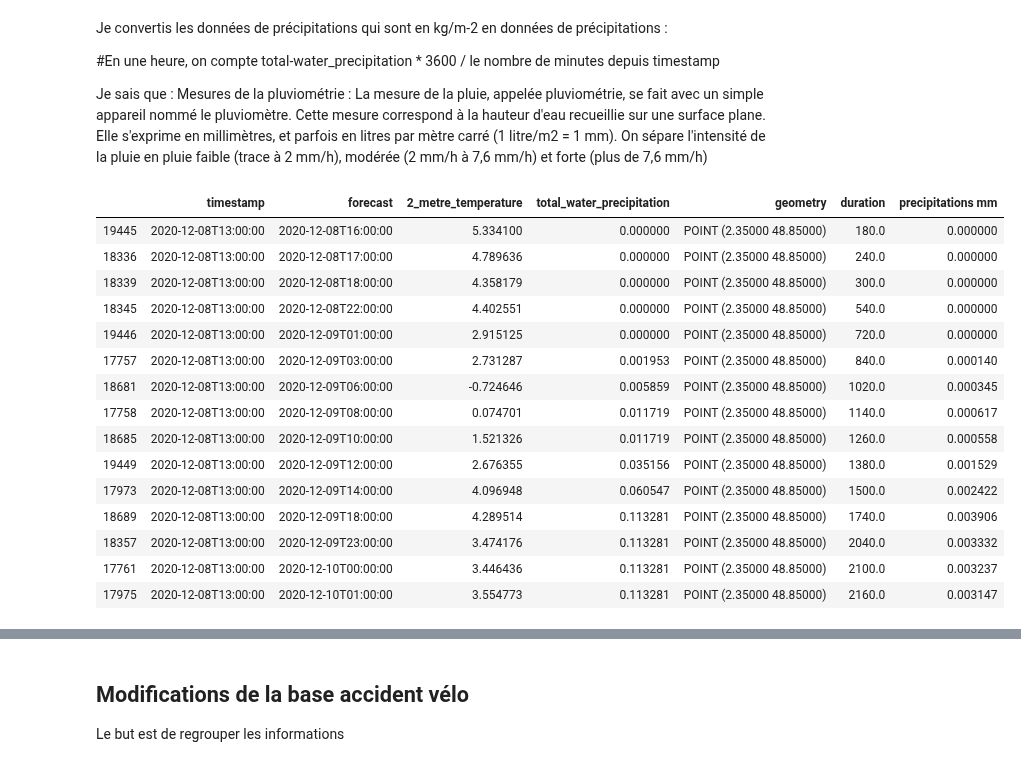
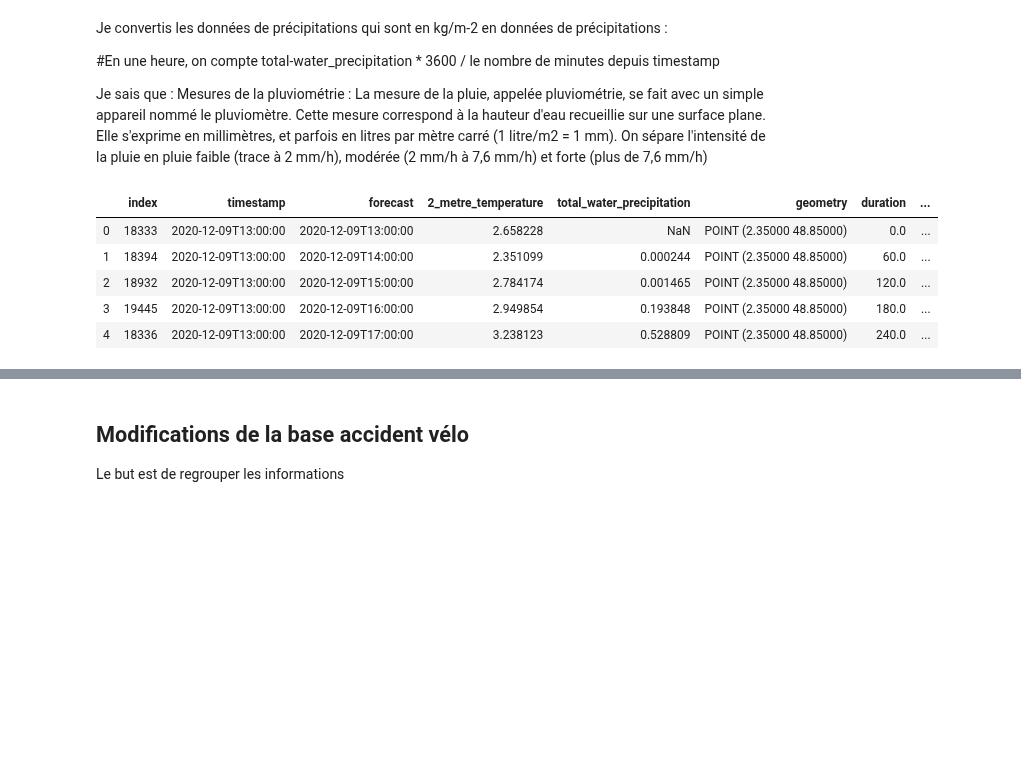
Before and after one commit to ImaneFa/Projet_Python, a Jupyter notebook: prolongement_meteo.ipynb, the cells around one changed output, grey strips where cells are left out. Cells and saved outputs as stored; diff of their text form; code cells hidden in the pictures; blank space fills up the shorter version.

```diff
--- a/prolongement_meteo.ipynb
+++ b/prolongement_meteo.ipynb
@@ -42,2 +47,0 @@ meteo_idf.head(2)
-# %%
-meteo_idf = meteo_idf[['timestamp', 'forecast', '2_metre_temperature', 'total_water_precipitation',  'geometry']]
@@ -45,6 +52,6 @@ meteo_idf = meteo_idf[['timestamp', 'forecast', '2_metre_temperature', 'total_wa
 meteo_idf["duration"] = pd.to_datetime(meteo_idf["forecast"]) - pd.to_datetime(meteo_idf["timestamp"])
 meteo_idf["duration"] = meteo_idf["duration"].astype("timedelta64[m]")
 #Différence en minutes entre la prévision et l'heure prévue
-meteo_idf = meteo_idf.cx[2.35,48.85] #On n'a que les prévisions pour le centre de Paris, c'est déjà bien
-meteo_idf = meteo_idf.sort_values('forecast').sample(15) # On a bien toutes les heures les unes après les autres
-meteo_idf
+meteo_idf = meteo_idf.cx[2.35,48.85]
+#On ne garde que les prévisions pour le centre de Paris ce qu'on suppose signifiant pour le reste de la région
+meteo_idf = meteo_idf.sort_values('forecast')
@@ -67,0 +58,2 @@ meteo_idf
+# %%
+meteo_idf2 = meteo_idf.reset_index()
@@ -67,0 +62,7 @@ meteo_idf
+# %%
+for i in range(1,len(meteo_idf2)):
+    meteo_idf2.loc[i, 'diff_precipitation'] = meteo_idf2.loc[i,'total_water_precipitation']-meteo_idf2.loc[i-1,'total_water_precipitation']
+#On remarque qu'il y a parfois des erreurs dans la conception des données, lorsque "durée" est négative
+#En effet, cela voudrait dire que la somme des précipitations a diminué entre deux heures, ce qui est impossible
+#Pour négliger ces erreurs, on remplace les valeurs négatives par 0
+meteo_idf2.loc[(meteo_idf2["diff_precipitation"]<0), "diff_precipitation"] = 0
@@ -74,23 +82,13 @@ Je convertis les données de précipitations qui sont en kg/m-2 en données de p
 
 Je sais que : Mesures de la pluviométrie :  La mesure de la pluie, appelée pluviométrie, se fait avec un simple appareil nommé le pluviomètre. Cette mesure correspond à la hauteur d'eau recueillie sur une surface plane. Elle s'exprime en millimètres, et parfois en litres par mètre carré (1 litre/m2 = 1 mm). On sépare l'intensité de la pluie en pluie faible (trace à 2 mm/h), modérée (2 mm/h à 7,6 mm/h) et forte (plus de 7,6 mm/h)
 # %%
-meteo_idf["precipitations mm"] = ((meteo_idf["total_water_precipitation"])/(meteo_idf["duration"]))*60
+meteo_idf2["precipitations mm/h"] = ((meteo_idf2["diff_precipitation"])/(meteo_idf2["duration"]))*60
 ##A vérifier
-meteo_idf.sort_values('forecast')
+meteo_idf2.sort_values('forecast').head(5)
 # %% [output]
-|  | timestamp | forecast | 2_metre_temperature | total_water_precipitation | geometry | duration | precipitations mm |
-| 19445 | 2020-12-08T13:00:00 | 2020-12-08T16:00:00 | 5.334100 | 0.000000 | POINT (2.35000 48.85000) | 180.0 | 0.000000 |
-| 18336 | 2020-12-08T13:00:00 | 2020-12-08T17:00:00 | 4.789636 | 0.000000 | POINT (2.35000 48.85000) | 240.0 | 0.000000 |
-| 18339 | 2020-12-08T13:00:00 | 2020-12-08T18:00:00 | 4.358179 | 0.000000 | POINT (2.35000 48.85000) | 300.0 | 0.000000 |
-| 18345 | 2020-12-08T13:00:00 | 2020-12-08T22:00:00 | 4.402551 | 0.000000 | POINT (2.35000 48.85000) | 540.0 | 0.000000 |
-| 19446 | 2020-12-08T13:00:00 | 2020-12-09T01:00:00 | 2.915125 | 0.000000 | POINT (2.35000 48.85000) | 720.0 | 0.000000 |
-| 17757 | 2020-12-08T13:00:00 | 2020-12-09T03:00:00 | 2.731287 | 0.001953 | POINT (2.35000 48.85000) | 840.0 | 0.000140 |
-| 18681 | 2020-12-08T13:00:00 | 2020-12-09T06:00:00 | -0.724646 | 0.005859 | POINT (2.35000 48.85000) | 1020.0 | 0.000345 |
-| 17758 | 2020-12-08T13:00:00 | 2020-12-09T08:00:00 | 0.074701 | 0.011719 | POINT (2.35000 48.85000) | 1140.0 | 0.000617 |
-| 18685 | 2020-12-08T13:00:00 | 2020-12-09T10:00:00 | 1.521326 | 0.011719 | POINT (2.35000 48.85000) | 1260.0 | 0.000558 |
-| 19449 | 2020-12-08T13:00:00 | 2020-12-09T12:00:00 | 2.676355 | 0.035156 | POINT (2.35000 48.85000) | 1380.0 | 0.001529 |
-| 17973 | 2020-12-08T13:00:00 | 2020-12-09T14:00:00 | 4.096948 | 0.060547 | POINT (2.35000 48.85000) | 1500.0 | 0.002422 |
-| 18689 | 2020-12-08T13:00:00 | 2020-12-09T18:00:00 | 4.289514 | 0.113281 | POINT (2.35000 48.85000) | 1740.0 | 0.003906 |
-| 18357 | 2020-12-08T13:00:00 | 2020-12-09T23:00:00 | 3.474176 | 0.113281 | POINT (2.35000 48.85000) | 2040.0 | 0.003332 |
-| 17761 | 2020-12-08T13:00:00 | 2020-12-10T00:00:00 | 3.446436 | 0.113281 | POINT (2.35000 48.85000) | 2100.0 | 0.003237 |
-| 17975 | 2020-12-08T13:00:00 | 2020-12-10T01:00:00 | 3.554773 | 0.113281 | POINT (2.35000 48.85000) | 2160.0 | 0.003147 |
+|  | index | timestamp | forecast | 2_metre_temperature | total_water_precipitation | geometry | duration | ... |
+| 0 | 18333 | 2020-12-09T13:00:00 | 2020-12-09T13:00:00 | 2.658228 | NaN | POINT (2.35000 48.85000) | 0.0 | ... |
+| 1 | 18394 | 2020-12-09T13:00:00 | 2020-12-09T14:00:00 | 2.351099 | 0.000244 | POINT (2.35000 48.85000) | 60.0 | ... |
+| 2 | 18932 | 2020-12-09T13:00:00 | 2020-12-09T15:00:00 | 2.784174 | 0.001465 | POINT (2.35000 48.85000) | 120.0 | ... |
+| 3 | 19445 | 2020-12-09T13:00:00 | 2020-12-09T16:00:00 | 2.949854 | 0.193848 | POINT (2.35000 48.85000) | 180.0 | ... |
+| 4 | 18336 | 2020-12-09T13:00:00 | 2020-12-09T17:00:00 | 3.238123 | 0.528809 | POINT (2.35000 48.85000) | 240.0 | ... |
```
Also changed, not shown: parts of 32 cells of this notebook.
